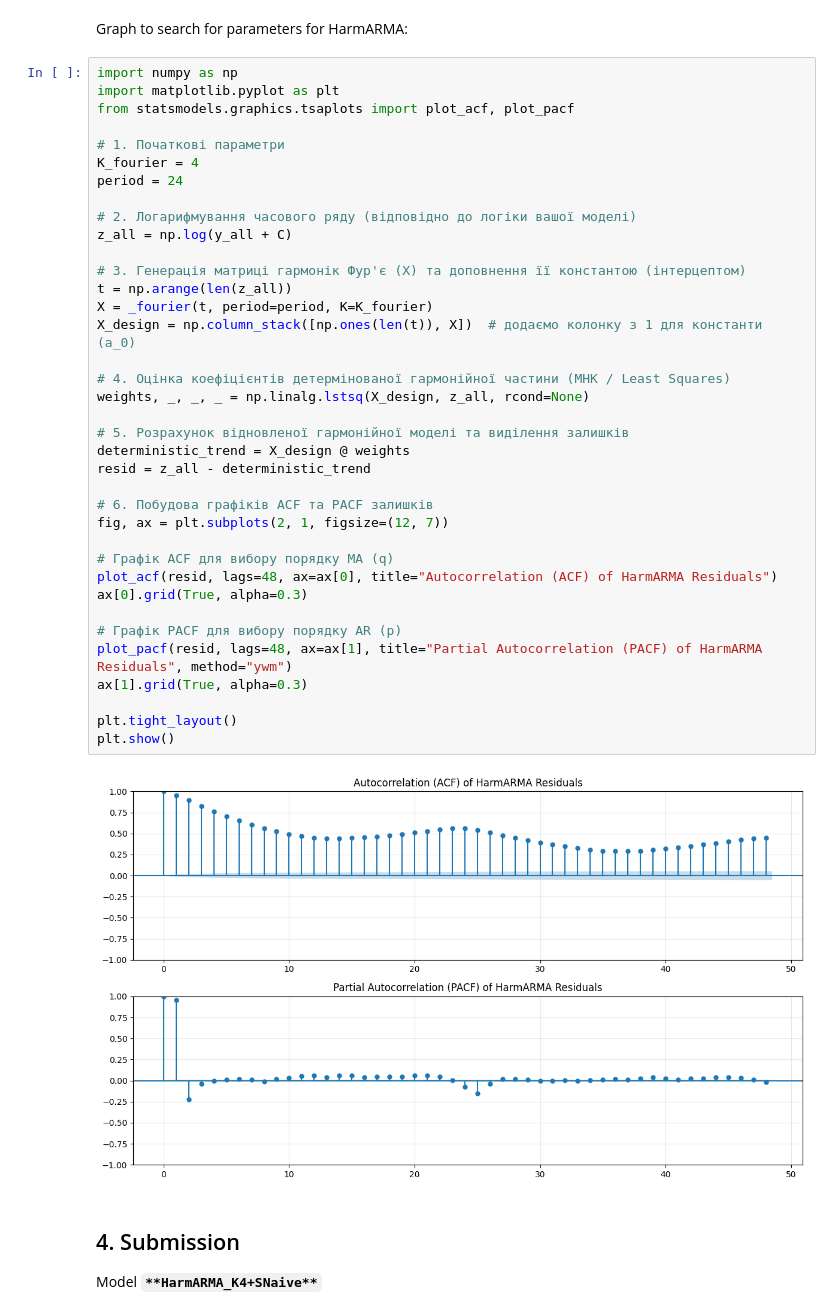
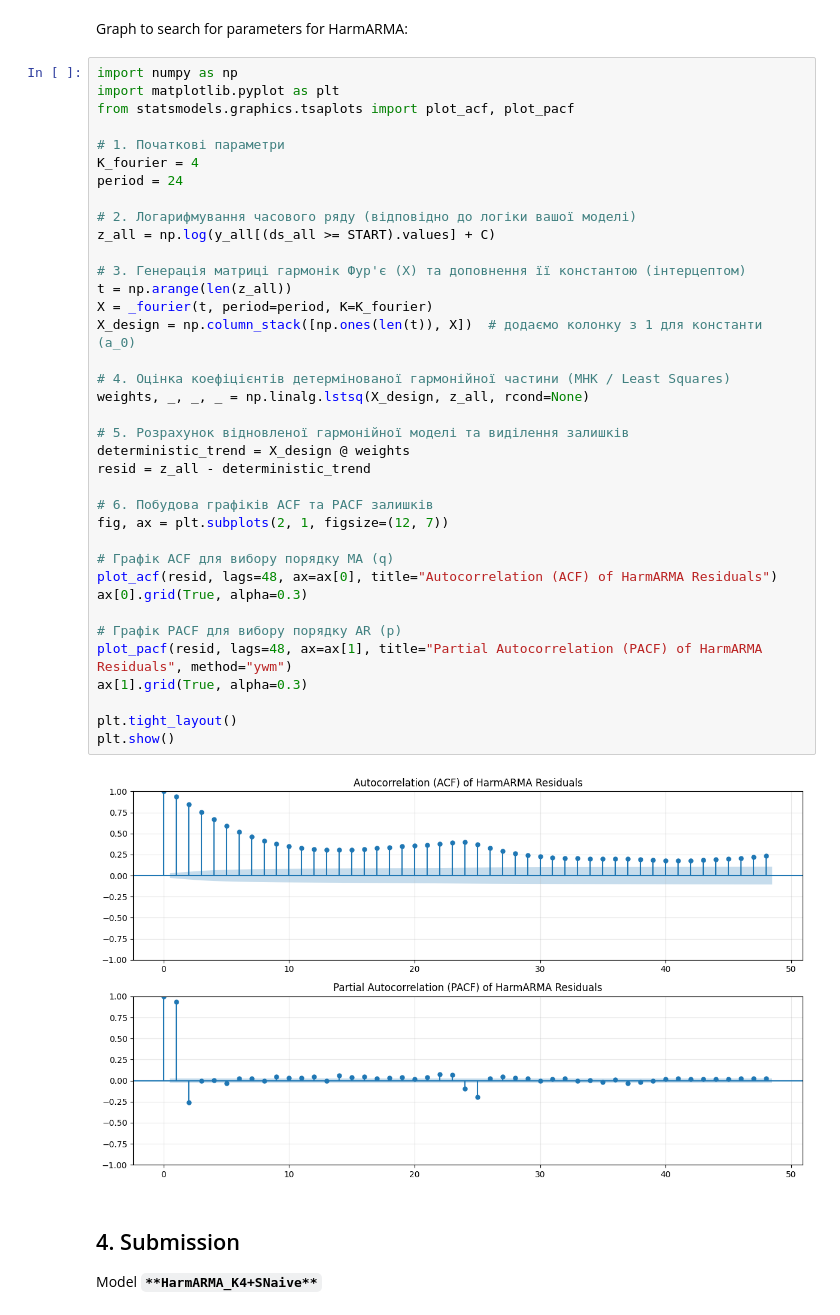
Before and after one commit to daldoshyna/time_series_final_project, a Jupyter notebook: notebook.ipynb, the cells around one changed output. Saved outputs shown, nothing was run; the diff lists cells and outputs as text.

```diff
--- a/notebook.ipynb
+++ b/notebook.ipynb
@@ -592,35 +581,35 @@ K_fourier = 4
 period = 24
 
 # 2. Логарифмування часового ряду (відповідно до логіки вашої моделі)
-z_all = np.log(y_all + C)
+z_all = np.log(y_all[(ds_all >= START).values] + C)
 
 # 3. Генерація матриці гармонік Фур'є (X) та доповнення її константою (інтерцептом)
 t = np.arange(len(z_all))
 X = _fourier(t, period=period, K=K_fourier)
 X_design = np.column_stack([np.ones(len(t)), X])  # додаємо колонку з 1 для константи (a_0)
 
 # 4. Оцінка коефіцієнтів детермінованої гармонійної частини (МНК / Least Squares)
 weights, _, _, _ = np.linalg.lstsq(X_design, z_all, rcond=None)
 
 # 5. Розрахунок відновленої гармонійної моделі та виділення залишків
 deterministic_trend = X_design @ weights
 resid = z_all - deterministic_trend
 
 # 6. Побудова графіків ACF та PACF залишків
 fig, ax = plt.subplots(2, 1, figsize=(12, 7))
 
 # Графік ACF для вибору порядку MA (q)
 plot_acf(resid, lags=48, ax=ax[0], title="Autocorrelation (ACF) of HarmARMA Residuals")
 ax[0].grid(True, alpha=0.3)
 
 # Графік PACF для вибору порядку AR (p)
 plot_pacf(resid, lags=48, ax=ax[1], title="Partial Autocorrelation (PACF) of HarmARMA Residuals", method="ywm")
 ax[1].grid(True, alpha=0.3)
 
 plt.tight_layout()
 plt.show()
 # %% [output]
-[figure, old version]
+[figure, new version]
 # %% [markdown]
 ## 4. Submission
 
```
Also changed, not shown: parts of 1 cell of this notebook.
